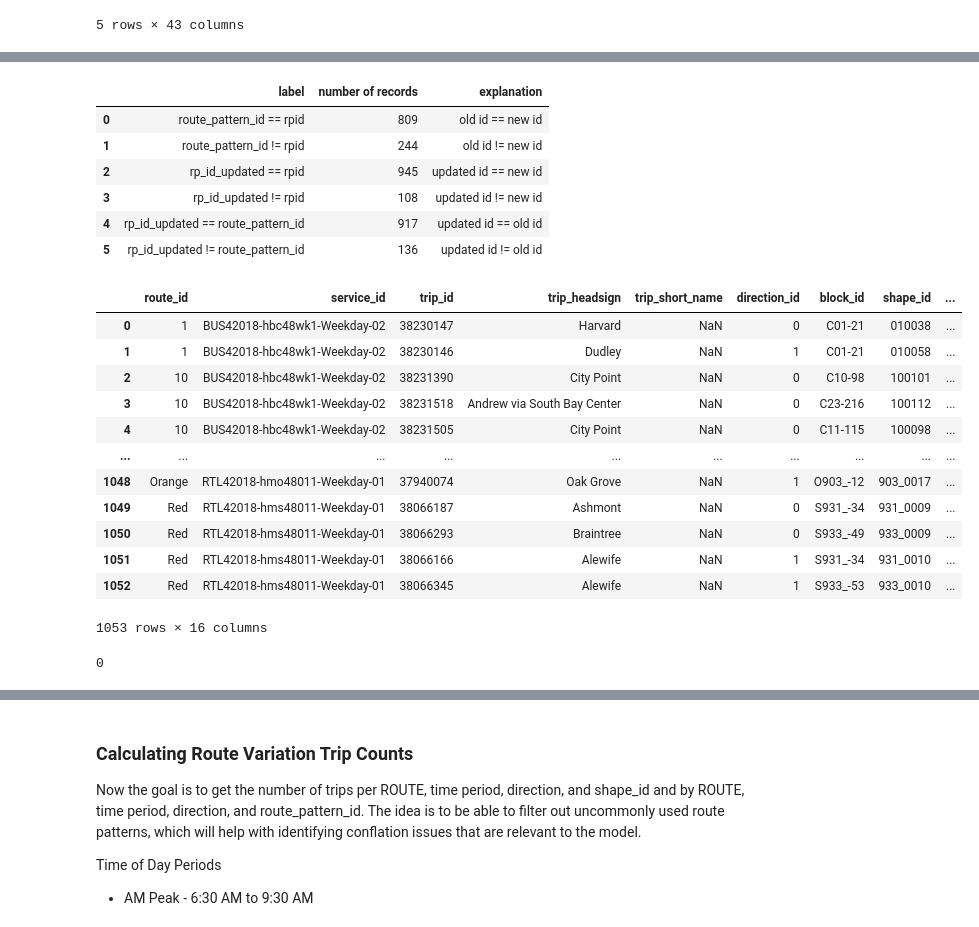
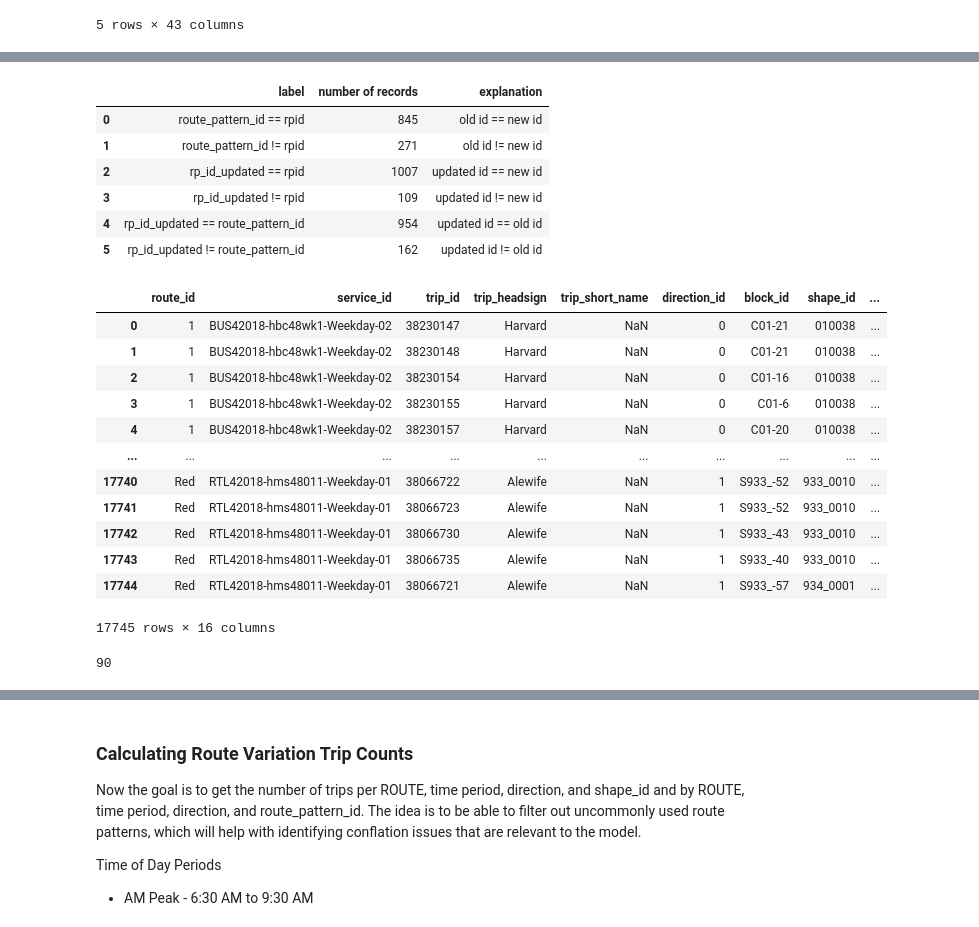
Before and after one commit to mmatkinson7/gtfs_transcad_prep, a Jupyter notebook: gtfs_system_analysis.ipynb, the cells around one changed output, grey strips where cells are left out. Drawn from its saved outputs; the diff is of its cells as text; code cells hidden in the pictures.

Commit message:
make sure not limited to 1053 trips

```diff
--- a/gtfs_system_analysis.ipynb
+++ b/gtfs_system_analysis.ipynb
@@ -95,5 +95,5 @@ len(gtfsfeeds_dfs.trips['route_pattern_id'].unique())
 908
 # %%
 consolidation_tab = routes_from_transcad.merge(gtfsfeeds_dfs.trips, how="left", left_on="Trip", right_on="trip_id")
-consolidation_tab = consolidation_tab.query('Daily_Trips > 0')
-gtfsfeeds_dfs.trips = gtfsfeeds_dfs.trips.loc[gtfsfeeds_dfs.trips['trip_id'].isin(consolidation_tab["trip_id"])]
+#consolidation_tab = consolidation_tab.query('Daily_Trips > 0')
+#gtfsfeeds_dfs.trips = gtfsfeeds_dfs.trips.loc[gtfsfeeds_dfs.trips['trip_id'].isin(consolidation_tab["trip_id"])]
@@ -167,33 +171,33 @@ data_dict = {
 pd.DataFrame.from_dict(data_dict)
 # %% [output]
 |  | label | number of records | explanation |
-| 0 | route_pattern_id == rpid | 809 | old id == new id |
-| 1 | route_pattern_id != rpid | 244 | old id != new id |
-| 2 | rp_id_updated == rpid | 945 | updated id == new id |
-| 3 | rp_id_updated != rpid | 108 | updated id != new id |
-| 4 | rp_id_updated == route_pattern_id | 917 | updated id == old id |
-| 5 | rp_id_updated != route_pattern_id | 136 | updated id != old id |
+| 0 | route_pattern_id == rpid | 845 | old id == new id |
+| 1 | route_pattern_id != rpid | 271 | old id != new id |
+| 2 | rp_id_updated == rpid | 1007 | updated id == new id |
+| 3 | rp_id_updated != rpid | 109 | updated id != new id |
+| 4 | rp_id_updated == route_pattern_id | 954 | updated id == old id |
+| 5 | rp_id_updated != route_pattern_id | 162 | updated id != old id |
 # %%
-gtfsfeeds_dfs.trips = gtfsfeeds_dfs.trips.merge(ct_id[['trip_id','rp_id_updated']].drop_duplicates(),on="trip_id", how='left')
+gtfsfeeds_dfs.trips = gtfsfeeds_dfs.trips.merge(ct_id[['route_pattern_id','rp_id_updated']].drop_duplicates(),on="route_pattern_id", how='left')
 gtfsfeeds_dfs.trips['route_pattern_id'] = gtfsfeeds_dfs.trips['rp_id_updated']
 gtfsfeeds_dfs.trips = gtfsfeeds_dfs.trips.drop(['rp_id_updated'], axis=1)
 
 gtfsfeeds_dfs.trips
 # %% [output]
 |  | route_id | service_id | trip_id | trip_headsign | trip_short_name | direction_id | block_id | shape_id | ... |
 | 0 | 1 | BUS42018-hbc48wk1-Weekday-02 | 38230147 | Harvard | NaN | 0 | C01-21 | 010038 | ... |
-| 1 | 1 | BUS42018-hbc48wk1-Weekday-02 | 38230146 | Dudley | NaN | 1 | C01-21 | 010058 | ... |
-| 2 | 10 | BUS42018-hbc48wk1-Weekday-02 | 38231390 | City Point | NaN | 0 | C10-98 | 100101 | ... |
-| 3 | 10 | BUS42018-hbc48wk1-Weekday-02 | 38231518 | Andrew via South Bay Center | NaN | 0 | C23-216 | 100112 | ... |
-| 4 | 10 | BUS42018-hbc48wk1-Weekday-02 | 38231505 | City Point | NaN | 0 | C11-115 | 100098 | ... |
+| 1 | 1 | BUS42018-hbc48wk1-Weekday-02 | 38230148 | Harvard | NaN | 0 | C01-21 | 010038 | ... |
+| 2 | 1 | BUS42018-hbc48wk1-Weekday-02 | 38230154 | Harvard | NaN | 0 | C01-16 | 010038 | ... |
+| 3 | 1 | BUS42018-hbc48wk1-Weekday-02 | 38230155 | Harvard | NaN | 0 | C01-6 | 010038 | ... |
+| 4 | 1 | BUS42018-hbc48wk1-Weekday-02 | 38230157 | Harvard | NaN | 0 | C01-20 | 010038 | ... |
 | ... | ... | ... | ... | ... | ... | ... | ... | ... | ... |
-| 1048 | Orange | RTL42018-hmo48011-Weekday-01 | 37940074 | Oak Grove | NaN | 1 | O903_-12 | 903_0017 | ... |
-| 1049 | Red | RTL42018-hms48011-Weekday-01 | 38066187 | Ashmont | NaN | 0 | S931_-34 | 931_0009 | ... |
-| 1050 | Red | RTL42018-hms48011-Weekday-01 | 38066293 | Braintree | NaN | 0 | S933_-49 | 933_0009 | ... |
-| 1051 | Red | RTL42018-hms48011-Weekday-01 | 38066166 | Alewife | NaN | 1 | S931_-34 | 931_0010 | ... |
-| 1052 | Red | RTL42018-hms48011-Weekday-01 | 38066345 | Alewife | NaN | 1 | S933_-53 | 933_0010 | ... |
+| 17740 | Red | RTL42018-hms48011-Weekday-01 | 38066722 | Alewife | NaN | 1 | S933_-52 | 933_0010 | ... |
+| 17741 | Red | RTL42018-hms48011-Weekday-01 | 38066723 | Alewife | NaN | 1 | S933_-52 | 933_0010 | ... |
+| 17742 | Red | RTL42018-hms48011-Weekday-01 | 38066730 | Alewife | NaN | 1 | S933_-43 | 933_0010 | ... |
+| 17743 | Red | RTL42018-hms48011-Weekday-01 | 38066735 | Alewife | NaN | 1 | S933_-40 | 933_0010 | ... |
+| 17744 | Red | RTL42018-hms48011-Weekday-01 | 38066721 | Alewife | NaN | 1 | S933_-57 | 934_0001 | ... |
-1053 rows × 16 columns
+17745 rows × 16 columns
 # %%
 len(gtfsfeeds_dfs.trips['trip_id']) - len(gtfsfeeds_dfs.trips['trip_id'].unique())
 # %% [output]
-0
+90
```
Also changed, not shown: parts of 10 cells of this notebook.
